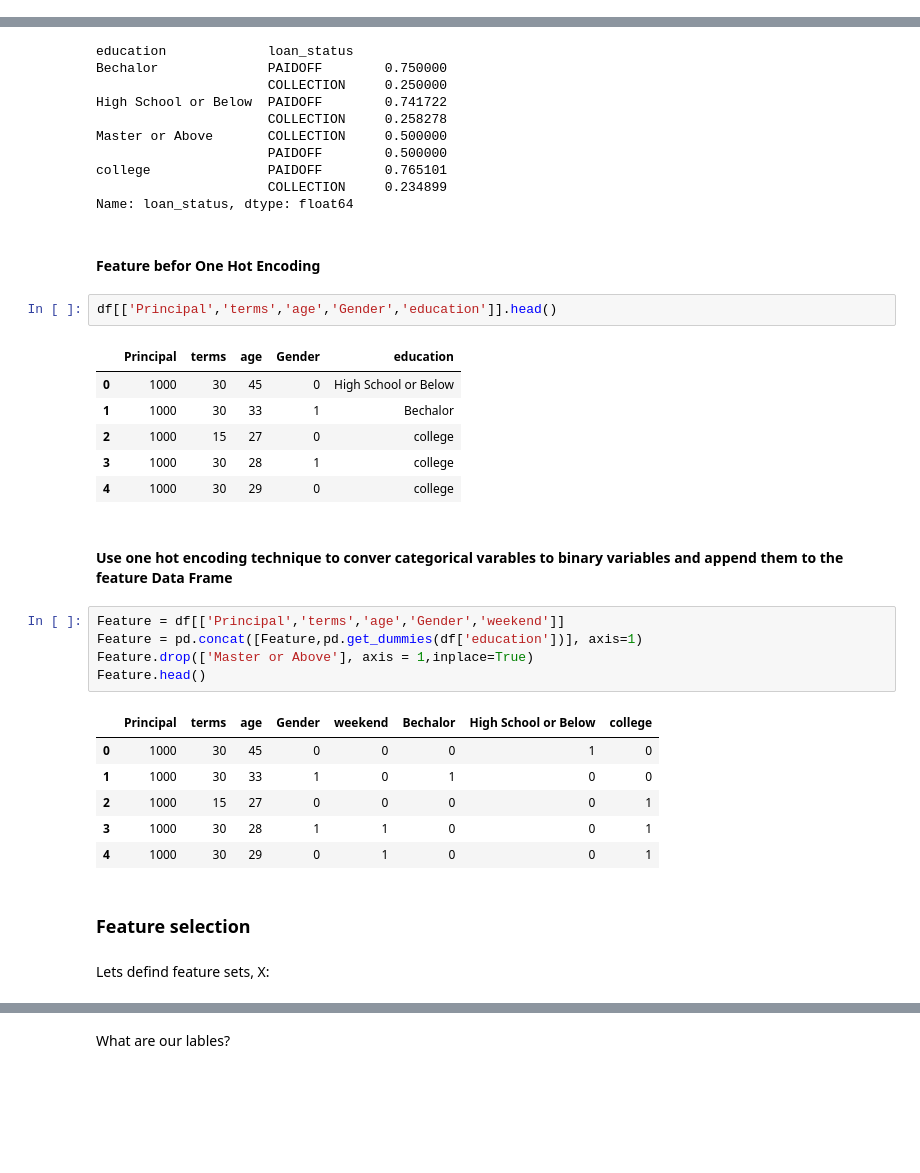
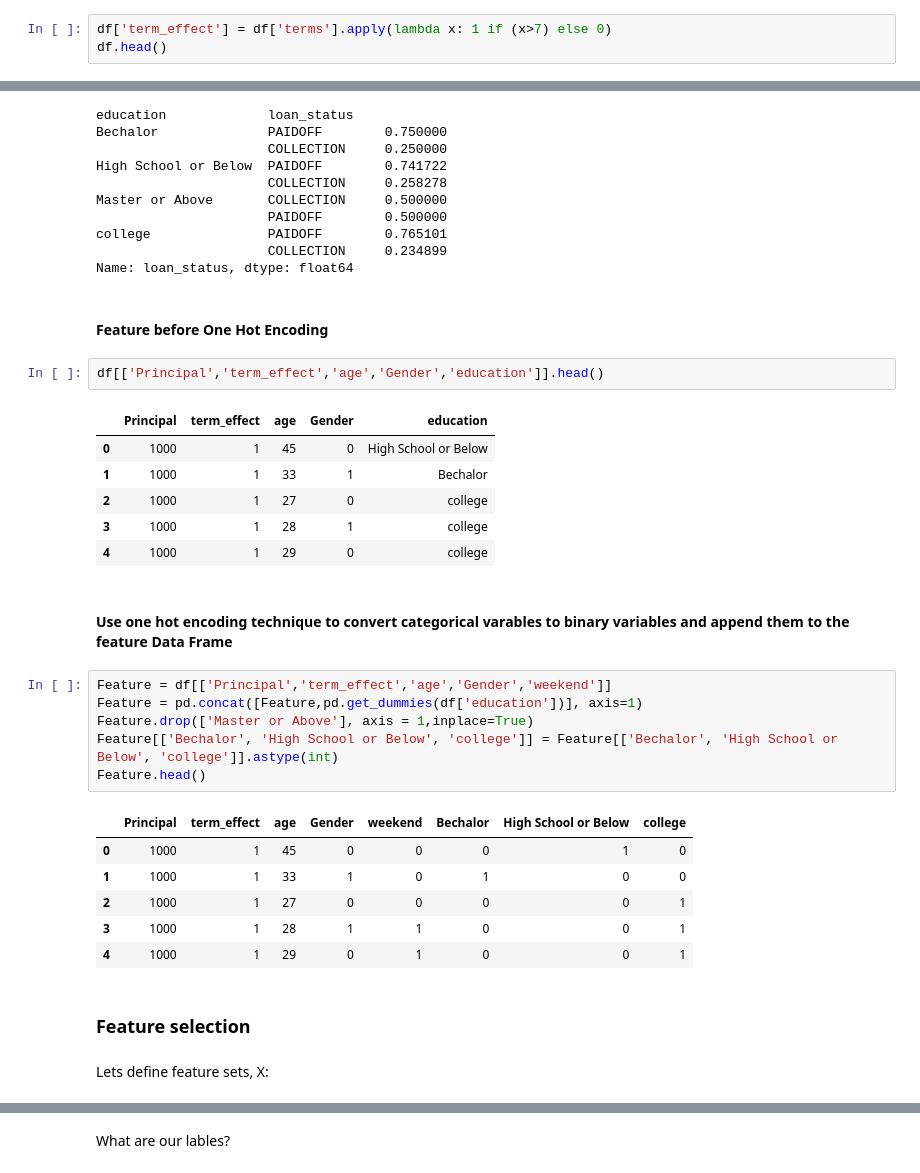
Before and after one commit to karan7798z/coursera_capstone_project, a Jupyter notebook: The_best_Classifier.ipynb, the cells around one changed output, grey strips where cells are left out. Drawn from its saved outputs; the diff is of its cells as text; blank space fills up the shorter version.

```diff
--- a/The_best_Classifier.ipynb
+++ b/The_best_Classifier.ipynb
@@ -144,3 +150,6 @@ df.head()
 | 2 | 3 | 3 | PAIDOFF | 1000 | 15 | 2016-09-08 | 2016-09-22 | 27 | ... |
 | 3 | 4 | 4 | PAIDOFF | 1000 | 30 | 2016-09-09 | 2016-10-08 | 28 | ... |
 | 4 | 6 | 6 | PAIDOFF | 1000 | 30 | 2016-09-09 | 2016-10-08 | 29 | ... |
+# %%
+df['term_effect'] = df['terms'].apply(lambda x: 1 if (x>7) else 0)
+df.head()
@@ -188,34 +204,35 @@ college               PAIDOFF        0.765101
                       COLLECTION     0.234899
 Name: loan_status, dtype: float64
 # %% [markdown]
-#### Feature befor One Hot Encoding
+#### Feature before One Hot Encoding
 # %%
-df[['Principal','terms','age','Gender','education']].head()
+df[['Principal','term_effect','age','Gender','education']].head()
 # %% [output]
-|  | Principal | terms | age | Gender | education |
-| 0 | 1000 | 30 | 45 | 0 | High School or Below |
-| 1 | 1000 | 30 | 33 | 1 | Bechalor |
-| 2 | 1000 | 15 | 27 | 0 | college |
-| 3 | 1000 | 30 | 28 | 1 | college |
-| 4 | 1000 | 30 | 29 | 0 | college |
+|  | Principal | term_effect | age | Gender | education |
+| 0 | 1000 | 1 | 45 | 0 | High School or Below |
+| 1 | 1000 | 1 | 33 | 1 | Bechalor |
+| 2 | 1000 | 1 | 27 | 0 | college |
+| 3 | 1000 | 1 | 28 | 1 | college |
+| 4 | 1000 | 1 | 29 | 0 | college |
 # %% [markdown]
-#### Use one hot encoding technique to conver categorical varables to binary variables and append them to the feature Data Frame
+#### Use one hot encoding technique to convert categorical varables to binary variables and append them to the feature Data Frame
 # %%
-Feature = df[['Principal','terms','age','Gender','weekend']]
+Feature = df[['Principal','term_effect','age','Gender','weekend']]
 Feature = pd.concat([Feature,pd.get_dummies(df['education'])], axis=1)
 Feature.drop(['Master or Above'], axis = 1,inplace=True)
+Feature[['Bechalor', 'High School or Below', 'college']] = Feature[['Bechalor', 'High School or Below', 'college']].astype(int)
 Feature.head()
 # %% [output]
-|  | Principal | terms | age | Gender | weekend | Bechalor | High School or Below | college |
-| 0 | 1000 | 30 | 45 | 0 | 0 | 0 | 1 | 0 |
-| 1 | 1000 | 30 | 33 | 1 | 0 | 1 | 0 | 0 |
-| 2 | 1000 | 15 | 27 | 0 | 0 | 0 | 0 | 1 |
-| 3 | 1000 | 30 | 28 | 1 | 1 | 0 | 0 | 1 |
-| 4 | 1000 | 30 | 29 | 0 | 1 | 0 | 0 | 1 |
+|  | Principal | term_effect | age | Gender | weekend | Bechalor | High School or Below | college |
+| 0 | 1000 | 1 | 45 | 0 | 0 | 0 | 1 | 0 |
+| 1 | 1000 | 1 | 33 | 1 | 0 | 1 | 0 | 0 |
+| 2 | 1000 | 1 | 27 | 0 | 0 | 0 | 0 | 1 |
+| 3 | 1000 | 1 | 28 | 1 | 1 | 0 | 0 | 1 |
+| 4 | 1000 | 1 | 29 | 0 | 1 | 0 | 0 | 1 |
 # %% [markdown]
 ### Feature selection
 # %% [markdown]
-Lets defind feature sets, X:
+Lets define feature sets, X:
 # %%
 X = Feature
 X[0:5]
```
Also changed, not shown: parts of 41 cells of this notebook.
